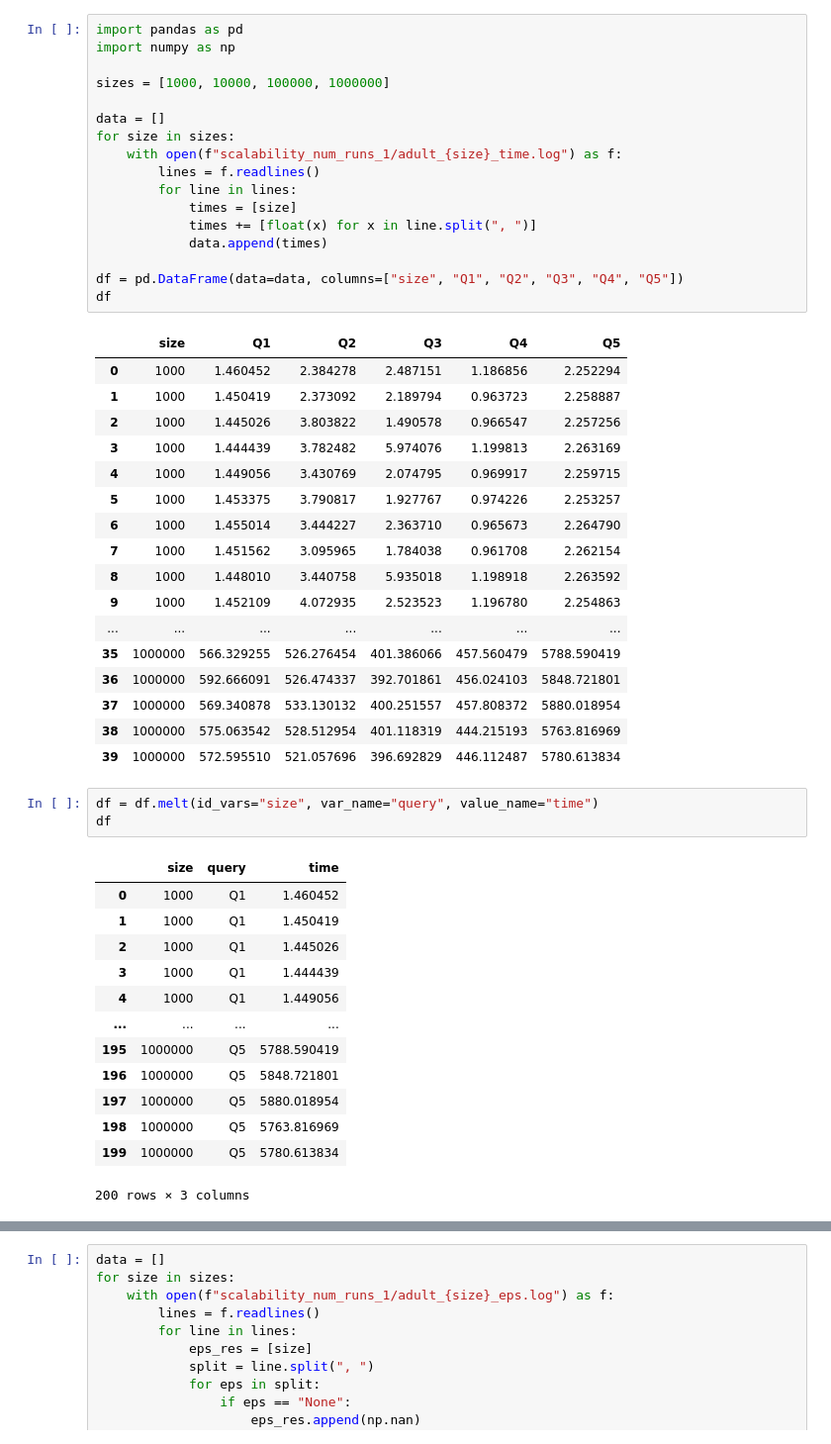
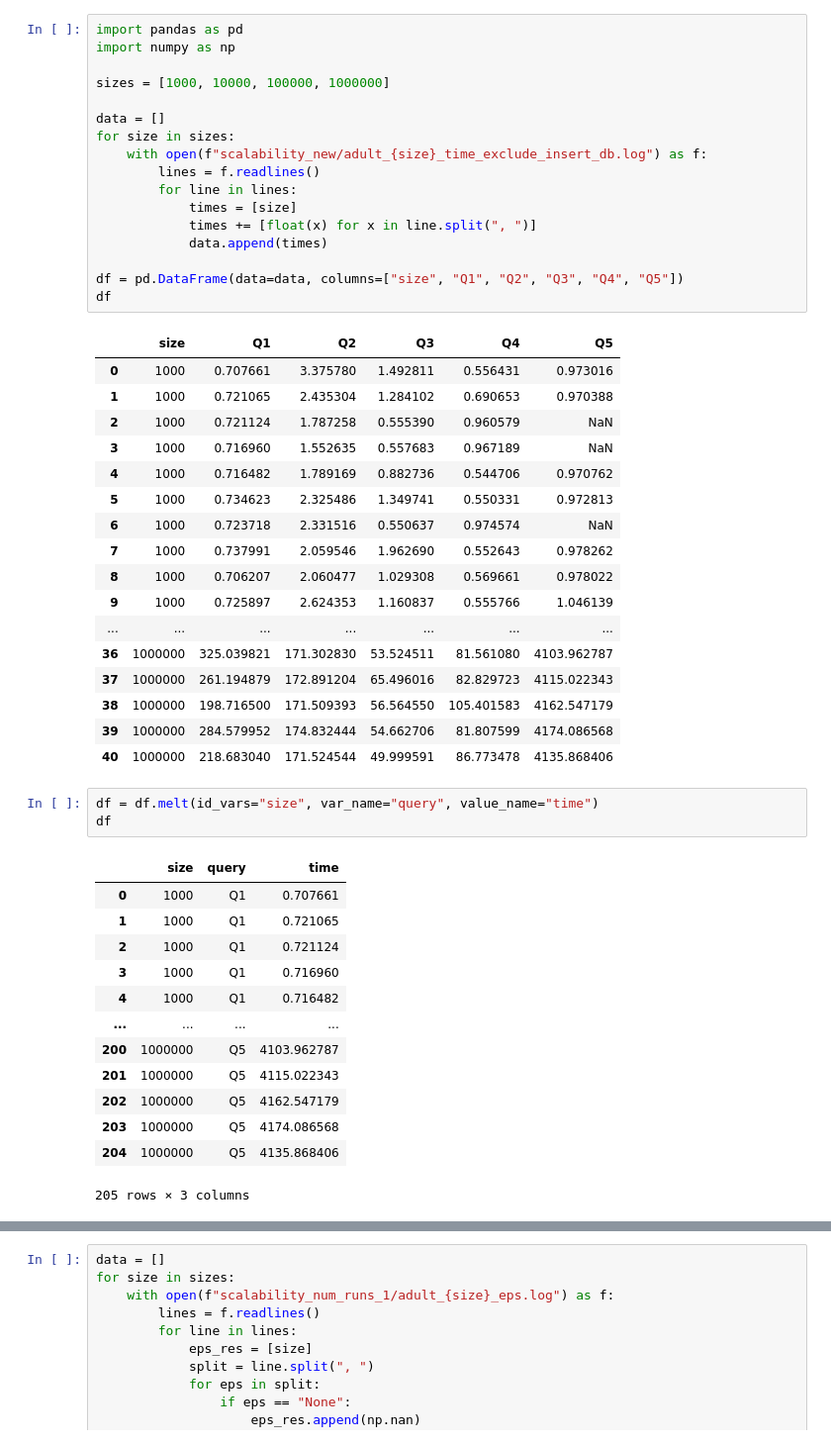
Before and after one commit to youny626/DP_test, a Jupyter notebook: scalability/plot.ipynb, the cells around one changed output, grey strips where cells are left out. Shown: that part at 99% size. Saved outputs shown, nothing was run; the diff lists cells and outputs as text.

```diff
--- a/scalability/plot.ipynb
+++ b/scalability/plot.ipynb
@@ -1,55 +1,55 @@
 # %%
 import pandas as pd
 import numpy as np
 
 sizes = [1000, 10000, 100000, 1000000]
 
 data = []
 for size in sizes:
-    with open(f"scalability_num_runs_1/adult_{size}_time.log") as f:
+    with open(f"scalability_new/adult_{size}_time_exclude_insert_db.log") as f:
         lines = f.readlines()
         for line in lines:
             times = [size]
             times += [float(x) for x in line.split(", ")]
             data.append(times)
 
 df = pd.DataFrame(data=data, columns=["size", "Q1", "Q2", "Q3", "Q4", "Q5"])
 df
 # %% [output]
 |  | size | Q1 | Q2 | Q3 | Q4 | Q5 |
-| 0 | 1000 | 1.460452 | 2.384278 | 2.487151 | 1.186856 | 2.252294 |
-| 1 | 1000 | 1.450419 | 2.373092 | 2.189794 | 0.963723 | 2.258887 |
-| 2 | 1000 | 1.445026 | 3.803822 | 1.490578 | 0.966547 | 2.257256 |
-| 3 | 1000 | 1.444439 | 3.782482 | 5.974076 | 1.199813 | 2.263169 |
-| 4 | 1000 | 1.449056 | 3.430769 | 2.074795 | 0.969917 | 2.259715 |
-| 5 | 1000 | 1.453375 | 3.790817 | 1.927767 | 0.974226 | 2.253257 |
-| 6 | 1000 | 1.455014 | 3.444227 | 2.363710 | 0.965673 | 2.264790 |
-| 7 | 1000 | 1.451562 | 3.095965 | 1.784038 | 0.961708 | 2.262154 |
-| 8 | 1000 | 1.448010 | 3.440758 | 5.935018 | 1.198918 | 2.263592 |
-| 9 | 1000 | 1.452109 | 4.072935 | 2.523523 | 1.196780 | 2.254863 |
+| 0 | 1000 | 0.707661 | 3.375780 | 1.492811 | 0.556431 | 0.973016 |
+| 1 | 1000 | 0.721065 | 2.435304 | 1.284102 | 0.690653 | 0.970388 |
+| 2 | 1000 | 0.721124 | 1.787258 | 0.555390 | 0.960579 | NaN |
+| 3 | 1000 | 0.716960 | 1.552635 | 0.557683 | 0.967189 | NaN |
+| 4 | 1000 | 0.716482 | 1.789169 | 0.882736 | 0.544706 | 0.970762 |
+| 5 | 1000 | 0.734623 | 2.325486 | 1.349741 | 0.550331 | 0.972813 |
+| 6 | 1000 | 0.723718 | 2.331516 | 0.550637 | 0.974574 | NaN |
+| 7 | 1000 | 0.737991 | 2.059546 | 1.962690 | 0.552643 | 0.978262 |
+| 8 | 1000 | 0.706207 | 2.060477 | 1.029308 | 0.569661 | 0.978022 |
+| 9 | 1000 | 0.725897 | 2.624353 | 1.160837 | 0.555766 | 1.046139 |
 | ... | ... | ... | ... | ... | ... | ... |
-| 35 | 1000000 | 566.329255 | 526.276454 | 401.386066 | 457.560479 | 5788.590419 |
-| 36 | 1000000 | 592.666091 | 526.474337 | 392.701861 | 456.024103 | 5848.721801 |
-| 37 | 1000000 | 569.340878 | 533.130132 | 400.251557 | 457.808372 | 5880.018954 |
-| 38 | 1000000 | 575.063542 | 528.512954 | 401.118319 | 444.215193 | 5763.816969 |
-| 39 | 1000000 | 572.595510 | 521.057696 | 396.692829 | 446.112487 | 5780.613834 |
+| 36 | 1000000 | 325.039821 | 171.302830 | 53.524511 | 81.561080 | 4103.962787 |
+| 37 | 1000000 | 261.194879 | 172.891204 | 65.496016 | 82.829723 | 4115.022343 |
+| 38 | 1000000 | 198.716500 | 171.509393 | 56.564550 | 105.401583 | 4162.547179 |
+| 39 | 1000000 | 284.579952 | 174.832444 | 54.662706 | 81.807599 | 4174.086568 |
+| 40 | 1000000 | 218.683040 | 171.524544 | 49.999591 | 86.773478 | 4135.868406 |
 # %%
 df = df.melt(id_vars="size", var_name="query", value_name="time")
 df
 # %% [output]
 |  | size | query | time |
-| 0 | 1000 | Q1 | 1.460452 |
-| 1 | 1000 | Q1 | 1.450419 |
-| 2 | 1000 | Q1 | 1.445026 |
-| 3 | 1000 | Q1 | 1.444439 |
-| 4 | 1000 | Q1 | 1.449056 |
+| 0 | 1000 | Q1 | 0.707661 |
+| 1 | 1000 | Q1 | 0.721065 |
+| 2 | 1000 | Q1 | 0.721124 |
+| 3 | 1000 | Q1 | 0.716960 |
+| 4 | 1000 | Q1 | 0.716482 |
 | ... | ... | ... | ... |
-| 195 | 1000000 | Q5 | 5788.590419 |
-| 196 | 1000000 | Q5 | 5848.721801 |
-| 197 | 1000000 | Q5 | 5880.018954 |
-| 198 | 1000000 | Q5 | 5763.816969 |
-| 199 | 1000000 | Q5 | 5780.613834 |
+| 200 | 1000000 | Q5 | 4103.962787 |
+| 201 | 1000000 | Q5 | 4115.022343 |
+| 202 | 1000000 | Q5 | 4162.547179 |
+| 203 | 1000000 | Q5 | 4174.086568 |
+| 204 | 1000000 | Q5 | 4135.868406 |
-200 rows × 3 columns
+205 rows × 3 columns
 # %%
 import seaborn as sns
 import matplotlib.pyplot as plt
```
Also changed, not shown: parts of 4 cells of this notebook, 4 other files.
